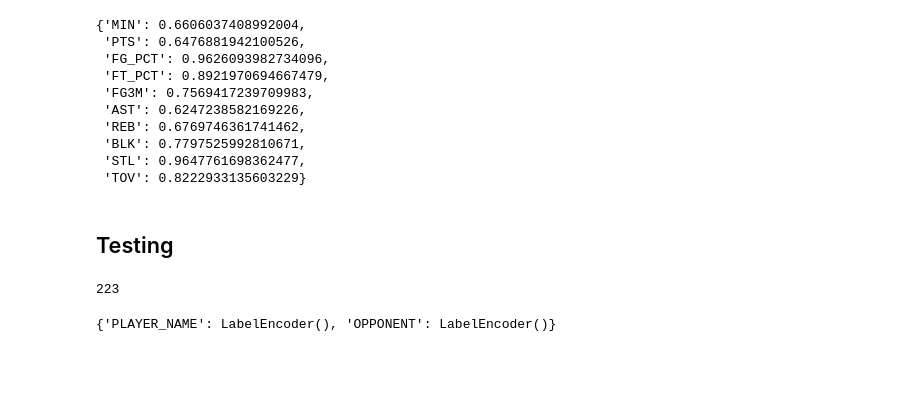
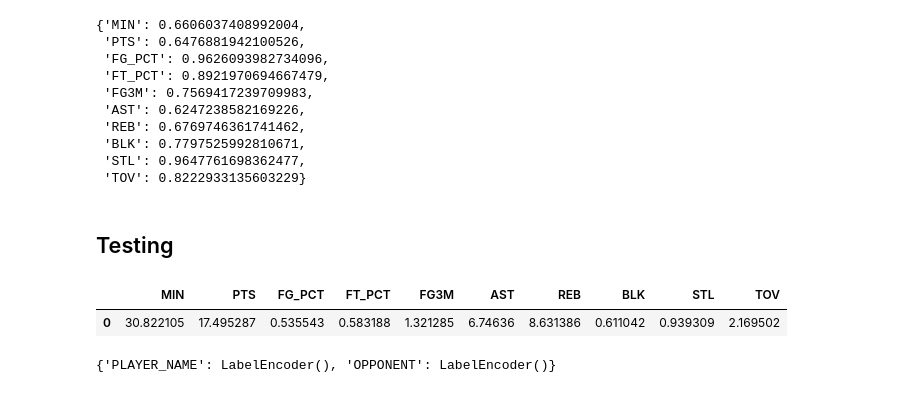
Before and after one commit to Nabs2000/nba_fantasy_model, a Jupyter notebook: data_preprocessing/obtain_current_player_info.ipynb, the cells around one changed output. Saved outputs shown, nothing was run; the diff lists cells and outputs as text; code cells hidden in the pictures; blank space fills up the shorter version.

```diff
--- a/data_preprocessing/obtain_current_player_info.ipynb
+++ b/data_preprocessing/obtain_current_player_info.ipynb
@@ -395,21 +395,36 @@ mse_dict
 # %%
 # Import the model
 
 model = joblib.load('../models/nba_player_stats_model.pkl')
 
 PLAYER_NAME = "Nikola Jokic"
 OPPONENT = "GSW"
 IS_HOME_GAME = 1
 IS_HEAD_2_HEAD = 1
 
 # Load the label encoders
 label_encoders = joblib.load('../models/label_encoders.pkl')
 
 # Obtain the player and opponent label
 player_name_label = label_encoders["PLAYER_NAME"].transform([PLAYER_NAME])[0]
-player_name_label
+opponent_label = label_encoders["OPPONENT"].transform([OPPONENT])[0]
+
+# Predict the player stats
+input_data = [[player_name_label, opponent_label, IS_HOME_GAME, IS_HEAD_2_HEAD]]
+input_data = pd.DataFrame(input_data, columns=X.columns)
+predicted_stats = model.predict(input_data)
+target_columns = ["MIN", "PTS", "FG_PCT", "FT_PCT", "FG3M", "AST", "REB", "BLK", "STL", "TOV"]
+
+# Inverse transform the predicted stats
+predicted_stats = scaler.inverse_transform(predicted_stats)
+
+predicted_stats = pd.DataFrame(predicted_stats, columns=target_columns)
+
+# Display the predicted stats
+predicted_stats
 # %% [output]
-223
+|  | MIN | PTS | FG_PCT | FT_PCT | FG3M | AST | REB | BLK | STL | TOV |
+| 0 | 30.822105 | 17.495287 | 0.535543 | 0.583188 | 1.321285 | 6.74636 | 8.631386 | 0.611042 | 0.939309 | 2.169502 |
 # %%
 label_encoders
 # %% [output]
```
